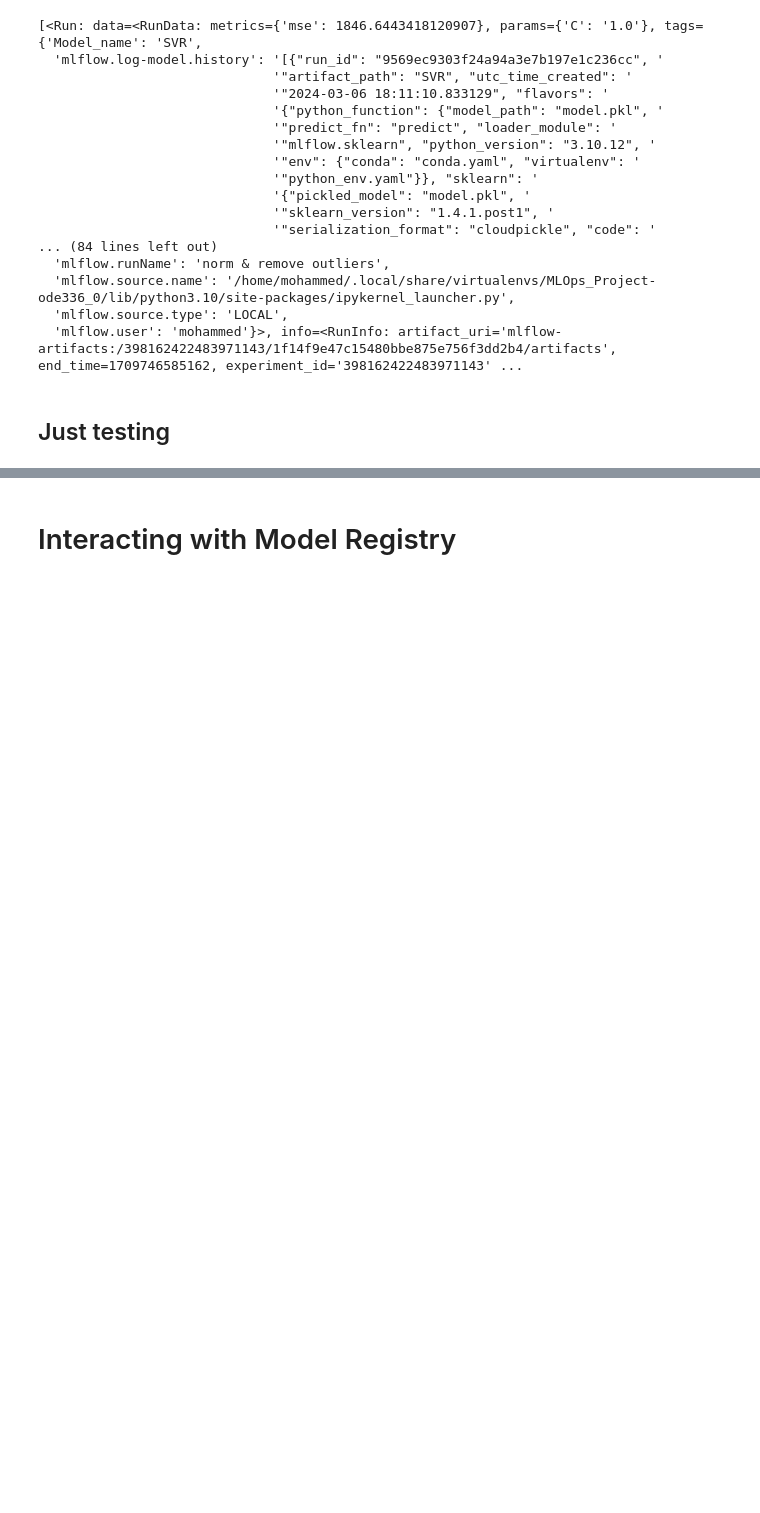
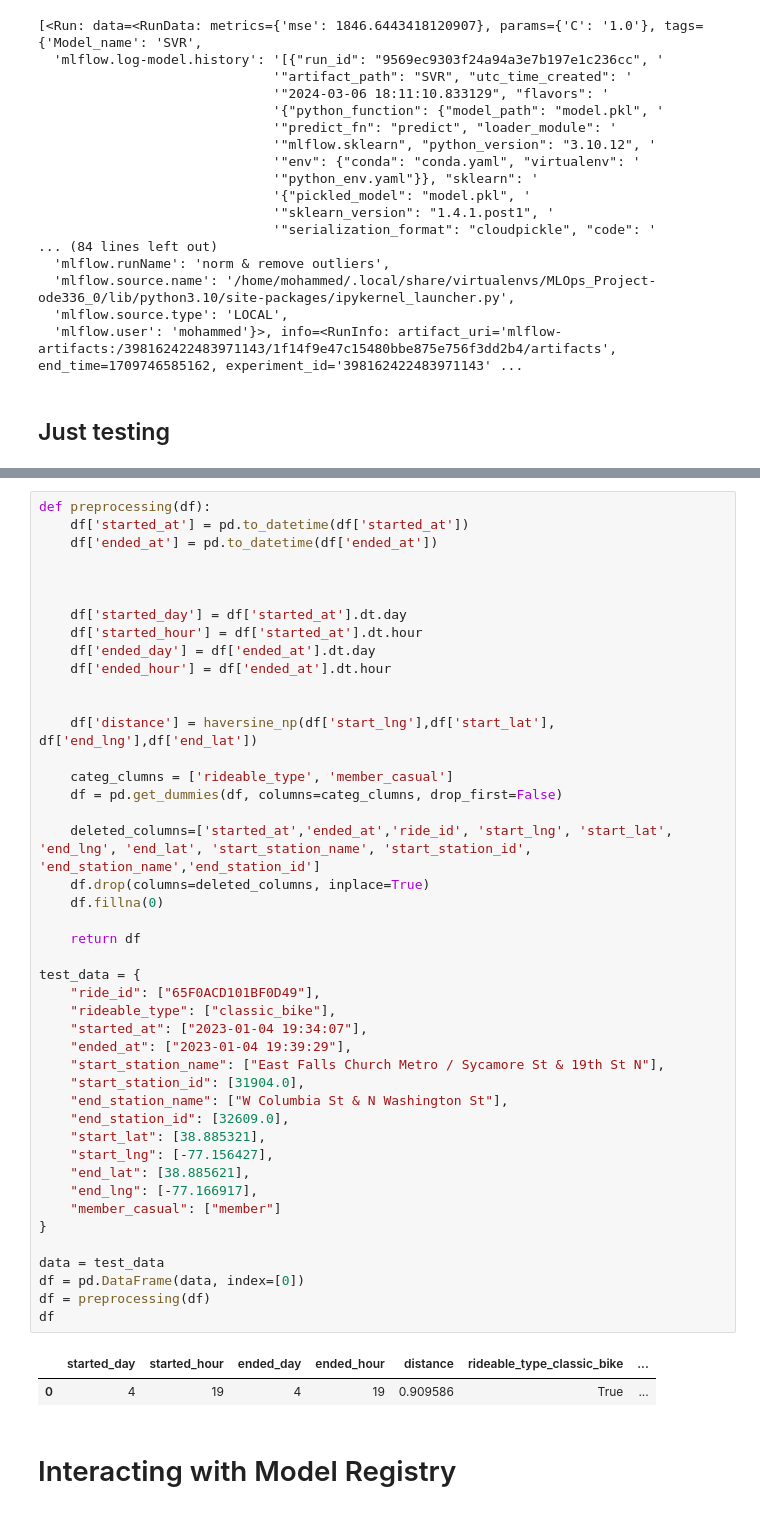
Before and after one commit to MohammmedAb/Bike-Trip-Duration-MLOps-Pipeline, a Jupyter notebook: notebook/trainBaseModel.ipynb, the cells around one changed output, grey strips where cells are left out. Cells and saved outputs as stored; diff of their text form; blank space fills up the shorter version.

```diff
--- a/notebook/trainBaseModel.ipynb
+++ b/notebook/trainBaseModel.ipynb
@@ -423,3 +446,50 @@ mlflow-artifacts:/810246490971712463/9b5a1541b23d4ed28d1ade701251f1d0/artifacts
+# %%
+def preprocessing(df):
+    df['started_at'] = pd.to_datetime(df['started_at'])
+    df['ended_at'] = pd.to_datetime(df['ended_at'])
+
+
+
+    df['started_day'] = df['started_at'].dt.day
+    df['started_hour'] = df['started_at'].dt.hour
+    df['ended_day'] = df['ended_at'].dt.day
+    df['ended_hour'] = df['ended_at'].dt.hour
+
+
+    df['distance'] = haversine_np(df['start_lng'],df['start_lat'], df['end_lng'],df['end_lat'])
+
+    categ_clumns = ['rideable_type', 'member_casual']
+    df = pd.get_dummies(df, columns=categ_clumns, drop_first=False)
+
+    deleted_columns=['started_at','ended_at','ride_id', 'start_lng', 'start_lat', 'end_lng', 'end_lat', 'start_station_name', 'start_station_id', 'end_station_name','end_station_id']
+    df.drop(columns=deleted_columns, inplace=True)
+    df.fillna(0)
+
+    return df
+
+test_data = {
+    "ride_id": ["65F0ACD101BF0D49"],
+    "rideable_type": ["classic_bike"],
+    "started_at": ["2023-01-04 19:34:07"],
+    "ended_at": ["2023-01-04 19:39:29"],
+    "start_station_name": ["East Falls Church Metro / Sycamore St & 19th St N"],
+    "start_station_id": [31904.0],
+    "end_station_name": ["W Columbia St & N Washington St"],
+    "end_station_id": [32609.0],
+    "start_lat": [38.885321],
+    "start_lng": [-77.156427],
+    "end_lat": [38.885621],
+    "end_lng": [-77.166917],
+    "member_casual": ["member"]
+}
+
+data = test_data
+df = pd.DataFrame(data, index=[0])
+df = preprocessing(df)
+df
+# %% [output]
+|  | started_day | started_hour | ended_day | ended_hour | distance | rideable_type_classic_bike | ... |
+| 0 | 4 | 19 | 4 | 19 | 0.909586 | True | ... |
 # %% [markdown]
 # Interacting with Model Registry
 # %%
```
Also changed, not shown: parts of 8 cells of this notebook, 5 other files.
